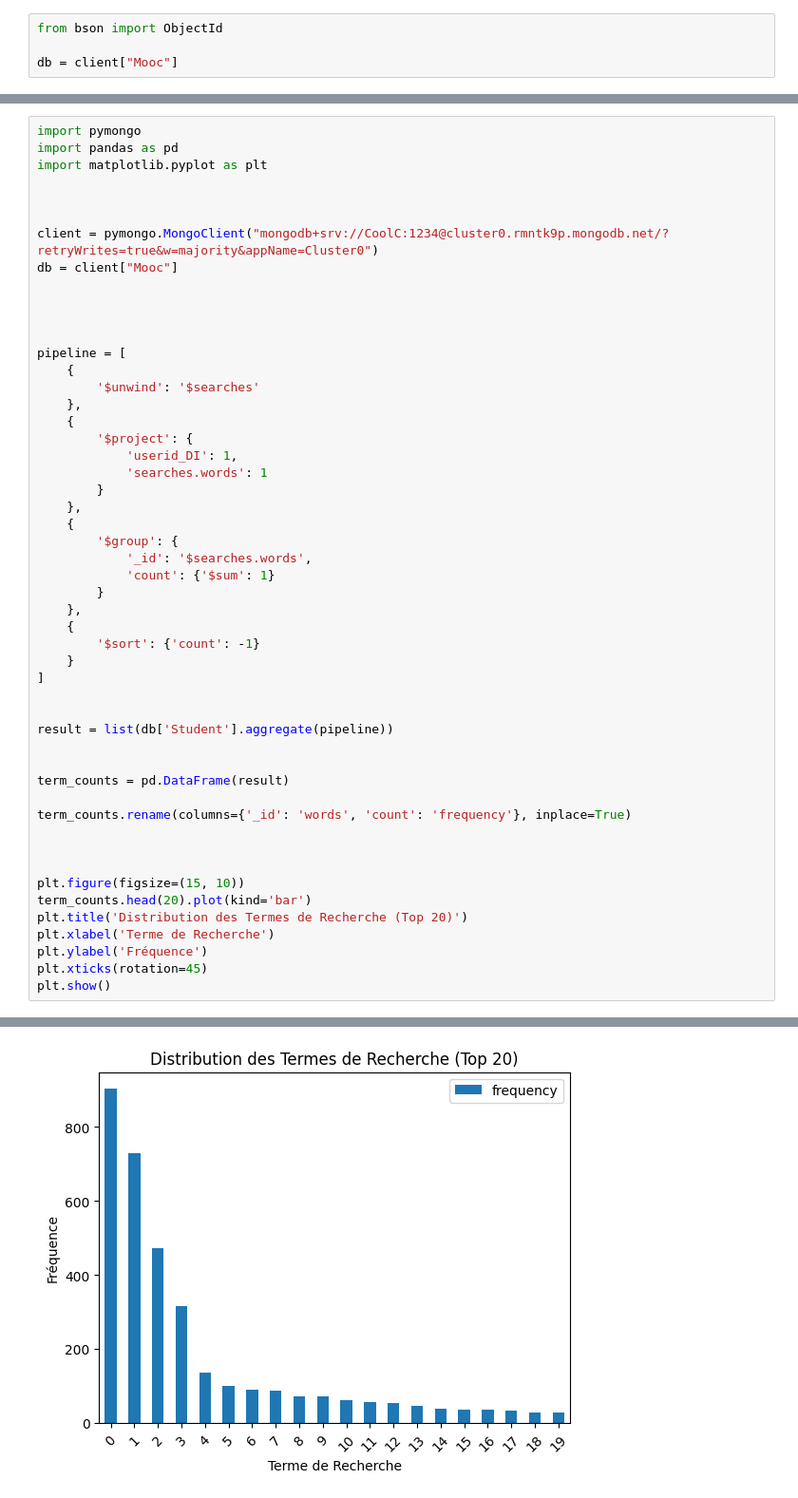
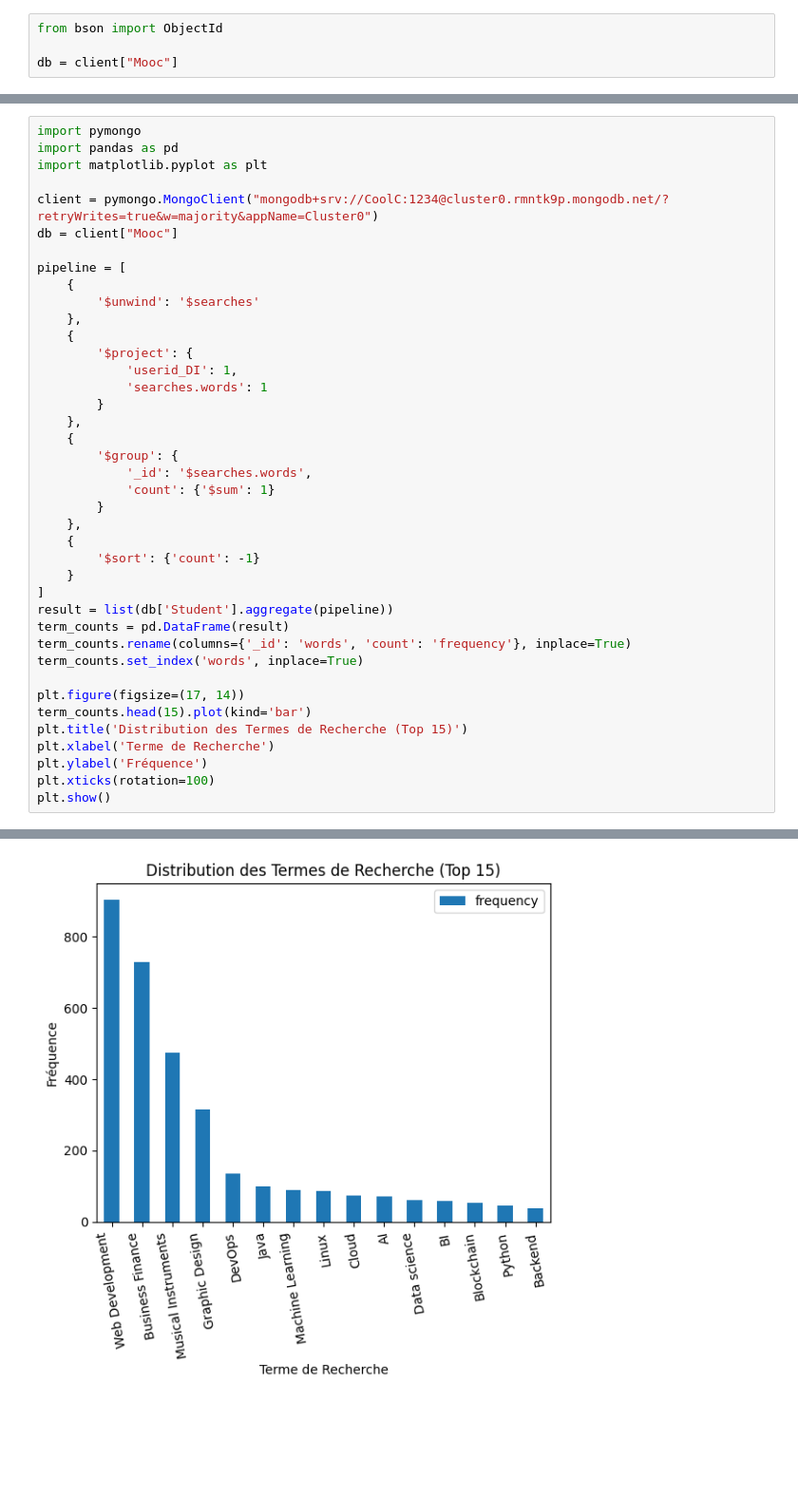
Before and after one commit to ghadaabassi/Mooc, a Jupyter notebook: MoocMongoAtlas.ipynb, the cells around one changed output, grey strips where cells are left out. Shown at 95% size. Saved outputs shown, nothing was run; the diff lists cells and outputs as text; blank space fills up the shorter version.

```diff
--- a/MoocMongoAtlas.ipynb
+++ b/MoocMongoAtlas.ipynb
@@ -112,13 +112,8 @@ import pymongo
 import pandas as pd
 import matplotlib.pyplot as plt
 
-
-
 client = pymongo.MongoClient("mongodb+srv://CoolC:1234@cluster0.rmntk9p.mongodb.net/?retryWrites=true&w=majority&appName=Cluster0")
 db = client["Mooc"]
-
-
-
 
 pipeline = [
     {
@@ -140,22 +135,16 @@ pipeline = [
         '$sort': {'count': -1}
     }
 ]
+result = list(db['Student'].aggregate(pipeline))
+term_counts = pd.DataFrame(result)
+term_counts.rename(columns={'_id': 'words', 'count': 'frequency'}, inplace=True)
+term_counts.set_index('words', inplace=True)
 
-
-result = list(db['Student'].aggregate(pipeline))
-
-
-term_counts = pd.DataFrame(result)
-
-term_counts.rename(columns={'_id': 'words', 'count': 'frequency'}, inplace=True)
-
-
-
-plt.figure(figsize=(15, 10))
-term_counts.head(20).plot(kind='bar')
-plt.title('Distribution des Termes de Recherche (Top 20)')
+plt.figure(figsize=(17, 14))
+term_counts.head(15).plot(kind='bar')
+plt.title('Distribution des Termes de Recherche (Top 15)')
 plt.xlabel('Terme de Recherche')
 plt.ylabel('Fréquence')
-plt.xticks(rotation=45)
+plt.xticks(rotation=100)
 plt.show()
 # %% [output]
@@ -163,4 +152,4 @@ plt.show()
-[figure, old version]
+[figure, new version]
 # %%
 import pymongo
 import pandas as pd
```
Also changed, not shown: parts of 3 cells of this notebook.
